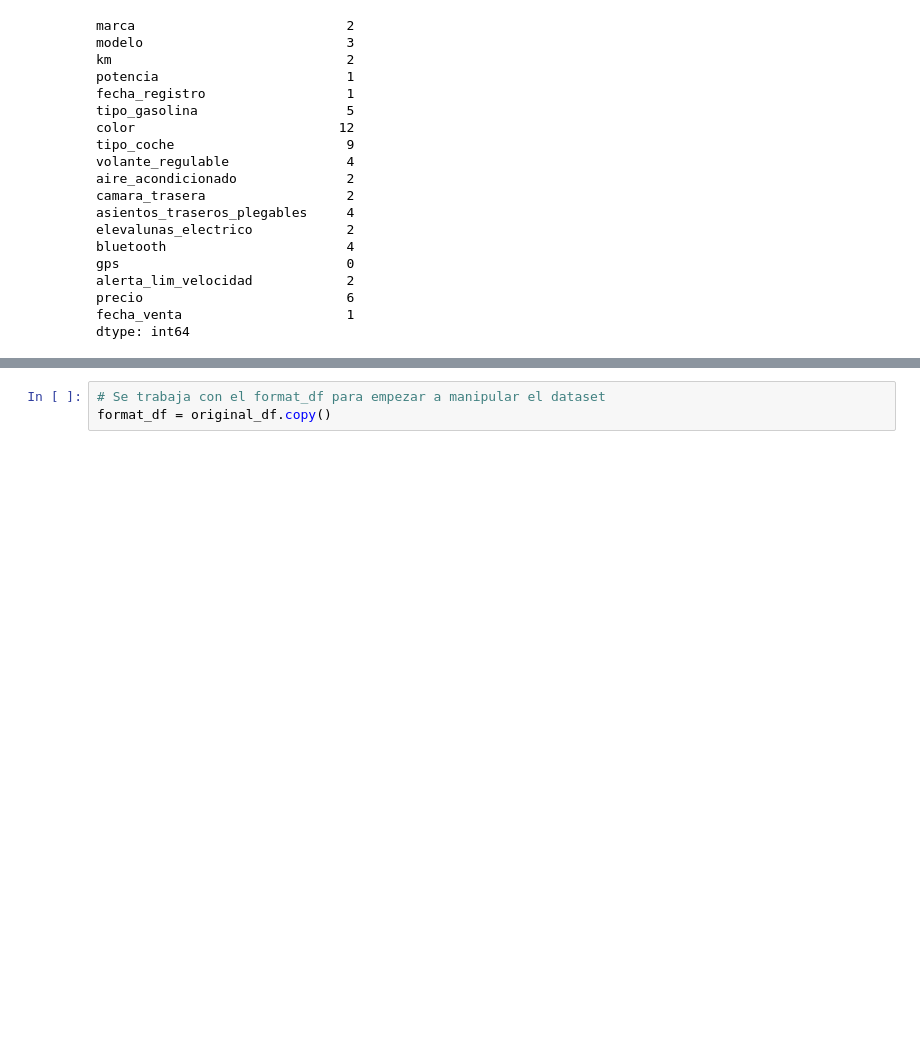
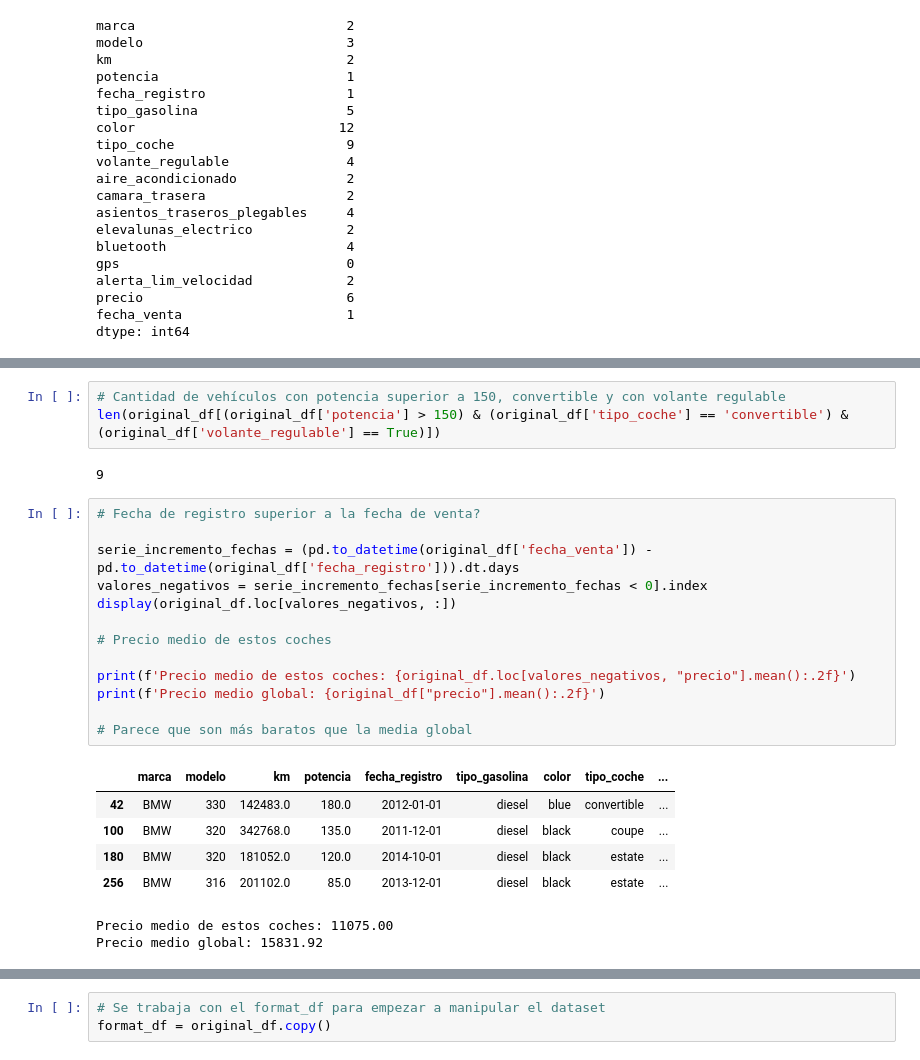
Before and after one commit to Rodrixx05/bmw-pricing, a Jupyter notebook: bmw_pricing_project.ipynb, the cells around one changed output, grey strips where cells are left out. Cells and saved outputs as stored; diff of their text form; blank space fills up the shorter version.

```diff
--- a/bmw_pricing_project.ipynb
+++ b/bmw_pricing_project.ipynb
@@ -66,0 +88,26 @@ dtype: int64
+# %%
+# Cantidad de vehículos con potencia superior a 150, convertible y con volante regulable
+len(original_df[(original_df['potencia'] > 150) & (original_df['tipo_coche'] == 'convertible') & (original_df['volante_regulable'] == True)])
+# %% [output]
+9
+# %%
+# Fecha de registro superior a la fecha de venta?
+
+serie_incremento_fechas = (pd.to_datetime(original_df['fecha_venta']) - pd.to_datetime(original_df['fecha_registro'])).dt.days
+valores_negativos = serie_incremento_fechas[serie_incremento_fechas < 0].index
+display(original_df.loc[valores_negativos, :])
+
+# Precio medio de estos coches
+
+print(f'Precio medio de estos coches: {original_df.loc[valores_negativos, "precio"].mean():.2f}')
+print(f'Precio medio global: {original_df["precio"].mean():.2f}')
+
+# Parece que son más baratos que la media global
+# %% [output]
+|  | marca | modelo | km | potencia | fecha_registro | tipo_gasolina | color | tipo_coche | ... |
+| 42 | BMW | 330 | 142483.0 | 180.0 | 2012-01-01 | diesel | blue | convertible | ... |
+| 100 | BMW | 320 | 342768.0 | 135.0 | 2011-12-01 | diesel | black | coupe | ... |
+| 180 | BMW | 320 | 181052.0 | 120.0 | 2014-10-01 | diesel | black | estate | ... |
+| 256 | BMW | 316 | 201102.0 | 85.0 | 2013-12-01 | diesel | black | estate | ... |
+Precio medio de estos coches: 11075.00
+Precio medio global: 15831.92
```
Also changed, not shown: parts of 15 cells of this notebook.
